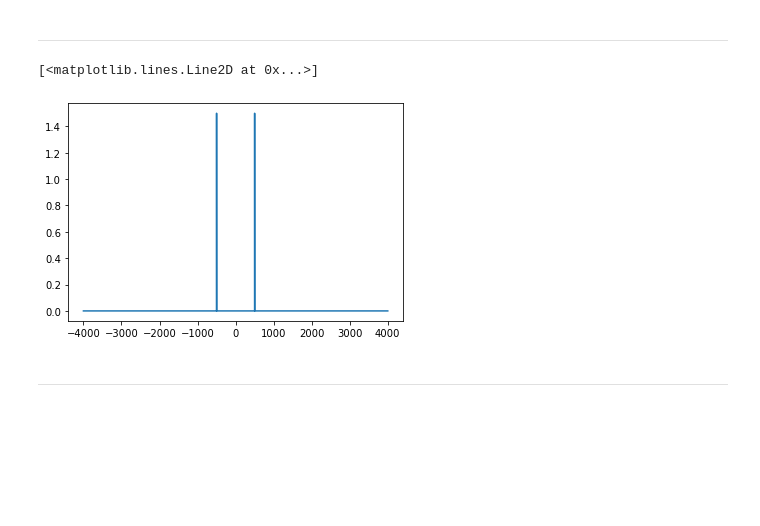
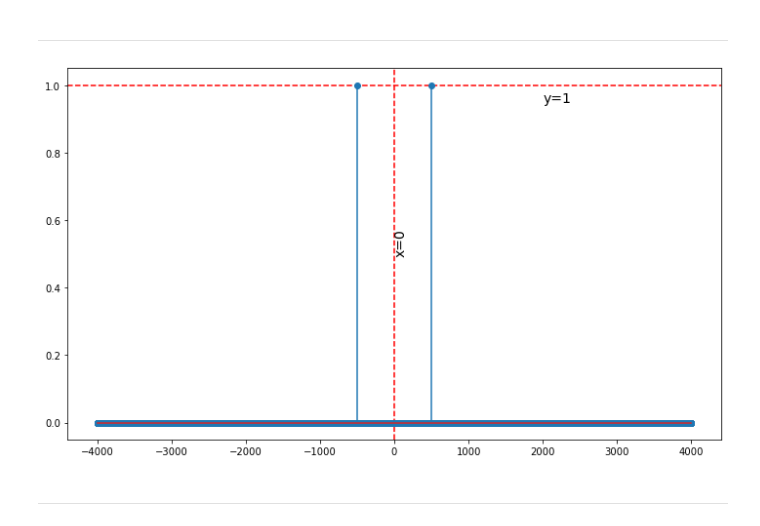
Before and after one commit to ramzibaaguigui/tp_tsg, a Jupyter notebook: notebook/baaguigui_bekkar_tp_tsg.ipynb, the cells around one changed output. Saved outputs shown, nothing was run; the diff lists cells and outputs as text; code cells hidden in the pictures; blank space fills up the shorter version.

Commit message:
Added Fourier Plotter

```diff
--- a/notebook/baaguigui_bekkar_tp_tsg.ipynb
+++ b/notebook/baaguigui_bekkar_tp_tsg.ipynb
@@ -16,21 +16,31 @@ def generate_signal(f, Fs, duration):
 
     return T, np.sin(2 * np.pi * f * T)
 
-def fourier_transform(x, Fs):
-    fourier = np.fft.fft(x) / Fs
+def fourier_transform(time, x, Fs):
+    duration = np.max(time)
+    fourier = 2 * np.fft.fft(x) / (Fs * duration)
     step = Fs/len(fourier)
     freqs = np.arange(-Fs/2, -Fs/2 + len(fourier) * step, step=Fs/len(fourier))
     fourier = np.roll(fourier, int(len(fourier)/2))
     return freqs, fourier
+
+def plot_fourier_transform(freqs, amplitude):
+    CENTER = np.max(freqs)/2
+    plt.figure(figsize=(12, 7))
+    plt.axvline(x = 0, color = 'r', linestyle = '--')
+    plt.text(0, 0.5, 'x=0', rotation=90, size=14)
+    plt.text(CENTER, 0.95, 'y=1', size=14)
+    plt.axhline(y = 1, color = 'r', linestyle = '--')
+    plt.stem(freqs, np.abs(amplitude))
+    plt.show()
 # %% [markdown]
 ------
 # %%
-Time, signall = generate_signal(500, 8000, 3)
-freq, fourier = fourier_transform(signall, 8000)
-plt.plot(freq, np.abs(fourier))
+Time, signall = generate_signal(500, 8000, 1)
+freq, fourier = fourier_transform(Time, signall, 8000)
+plot_fourier_transform(freq, fourier)
 # %% [output]
-[<matplotlib.lines.Line2D at 0x...>]
-[figure, old version]
+[figure, new version]
 # %% [markdown]
 --------
 # %%
```
Also changed, not shown: parts of 4 cells of this notebook.
